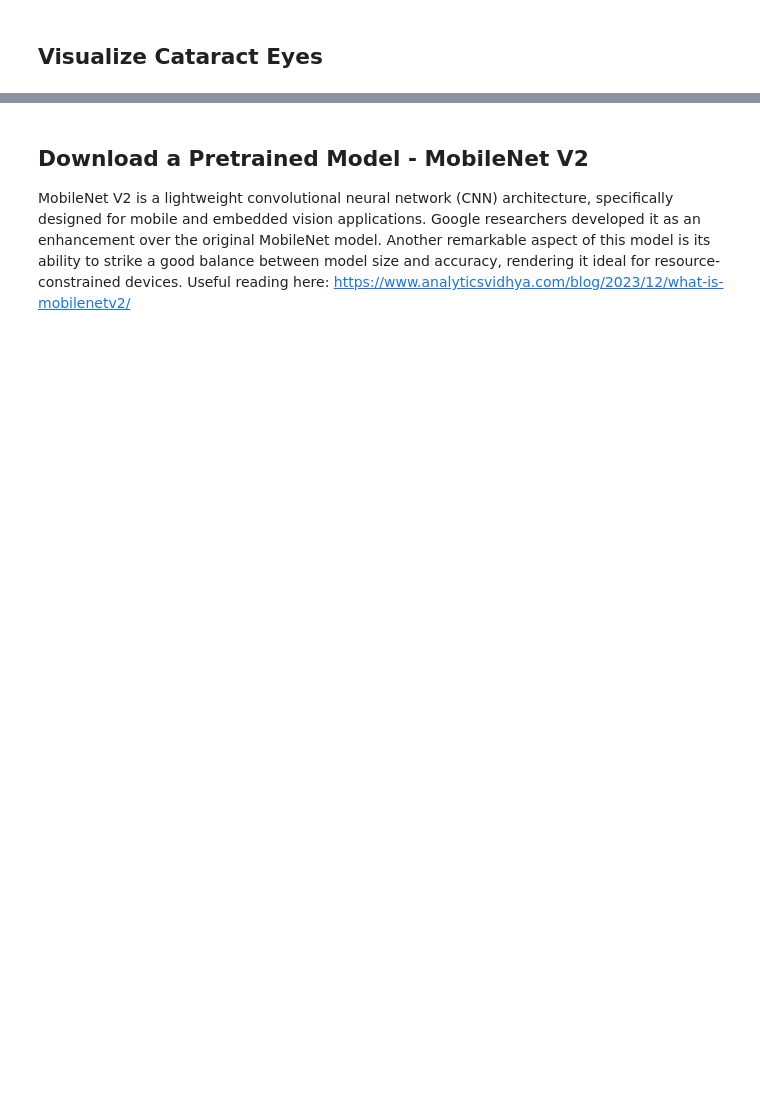
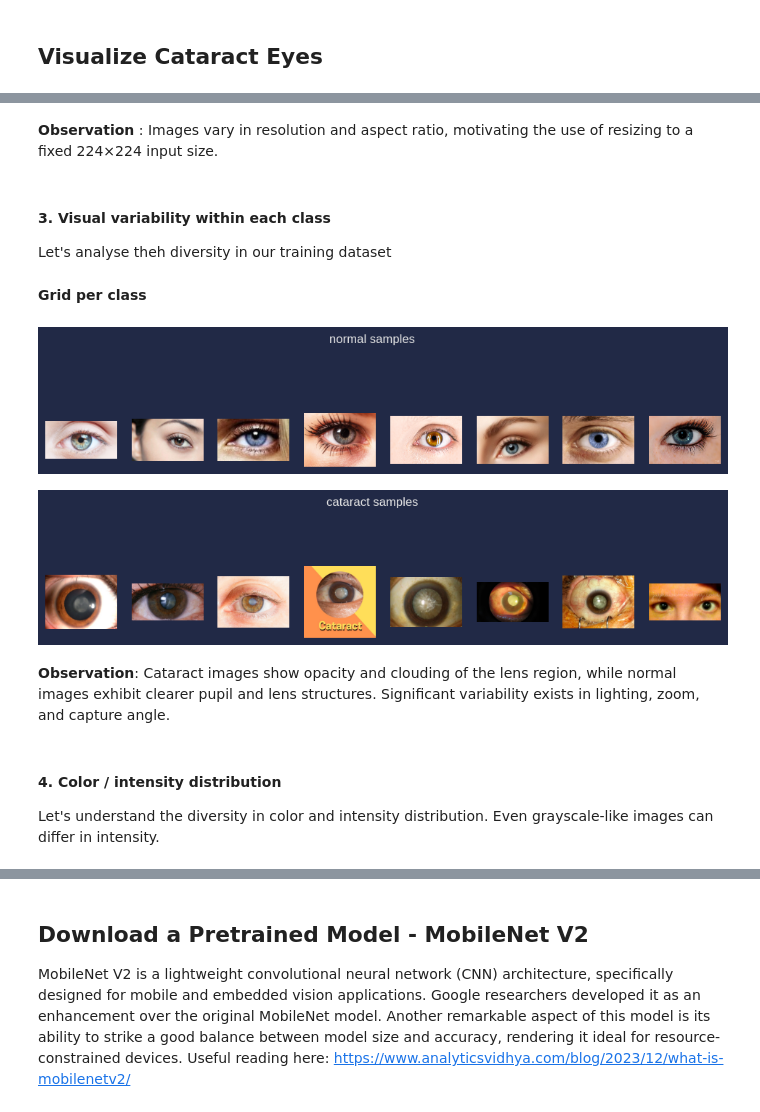
Before and after one commit to eadka/cataract_detection, a Jupyter notebook: notebooks/cataract-detection.ipynb, the cells around one changed output, grey strips where cells are left out. Cells and saved outputs as stored; diff of their text form; code cells hidden in the pictures; blank space fills up the shorter version.

```diff
--- a/notebooks/cataract-detection.ipynb
+++ b/notebooks/cataract-detection.ipynb
@@ -134,0 +217,29 @@ visualize_images(visualize_path, num_images=3)
+# %% [markdown]
+**Observation** : Images vary in resolution and aspect ratio, motivating the use of resizing to a fixed 224×224 input size.
+# %% [markdown]
+#### 3. Visual variability within each class
+Let's analyse theh diversity in our training dataset
+# %% [markdown]
+**Grid per class**
+# %%
+def show_samples(class_name, n=8):
+    imgs = random.sample(os.listdir(os.path.join(train_dir, class_name)), n)
+    plt.figure(figsize=(12,3))
+    for i, img_name in enumerate(imgs):
+        img = Image.open(os.path.join(train_dir, class_name, img_name))
+        plt.subplot(1, n, i+1)
+        plt.imshow(img)
+        plt.axis("off")
+    plt.suptitle(f"{class_name} samples")
+    plt.show()
+
+show_samples("normal")
+show_samples("cataract")
+# %% [output]
+[figure, added]
+[figure, added]
+# %% [markdown]
+**Observation**: Cataract images show opacity and clouding of the lens region, while normal images exhibit clearer pupil and lens structures. Significant variability exists in lighting, zoom, and capture angle.
+# %% [markdown]
+#### 4. Color / intensity distribution
+Let's understand the diversity in color and intensity distribution. Even grayscale-like images can differ in intensity.
```
Also changed, not shown: parts of 41 cells of this notebook.
